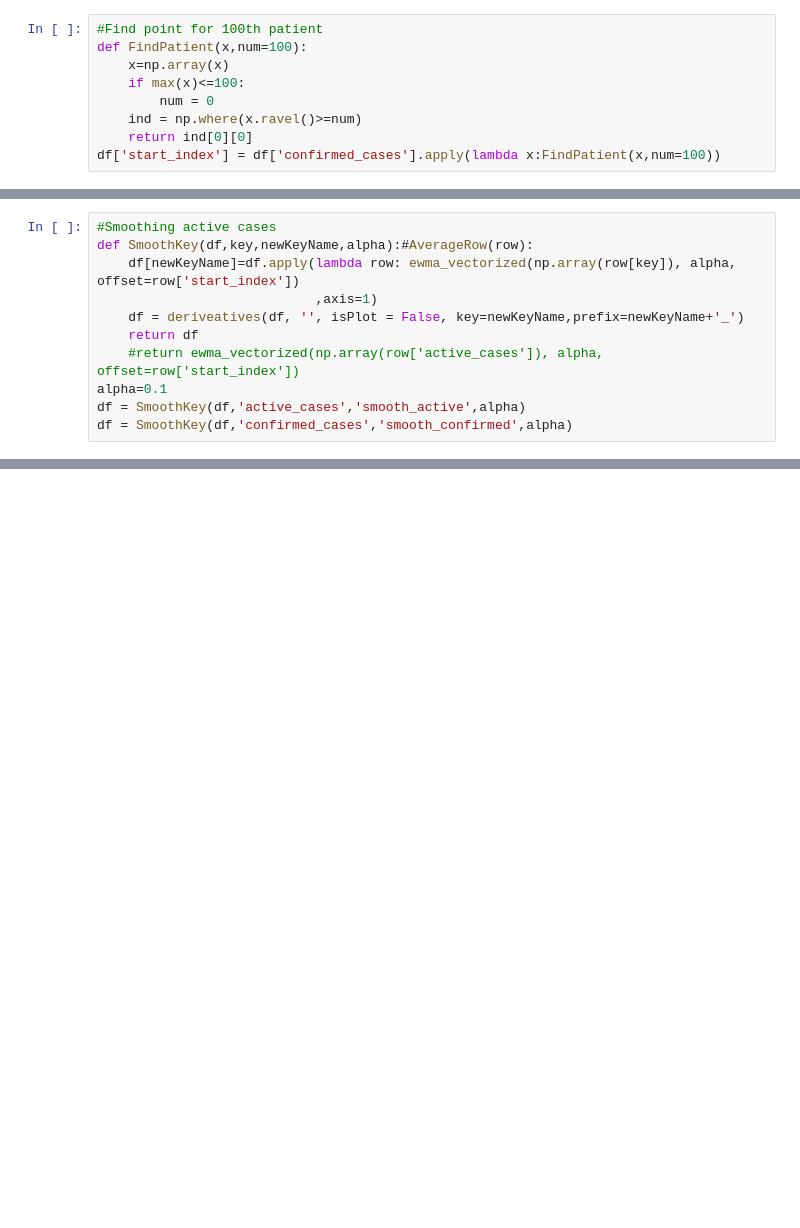
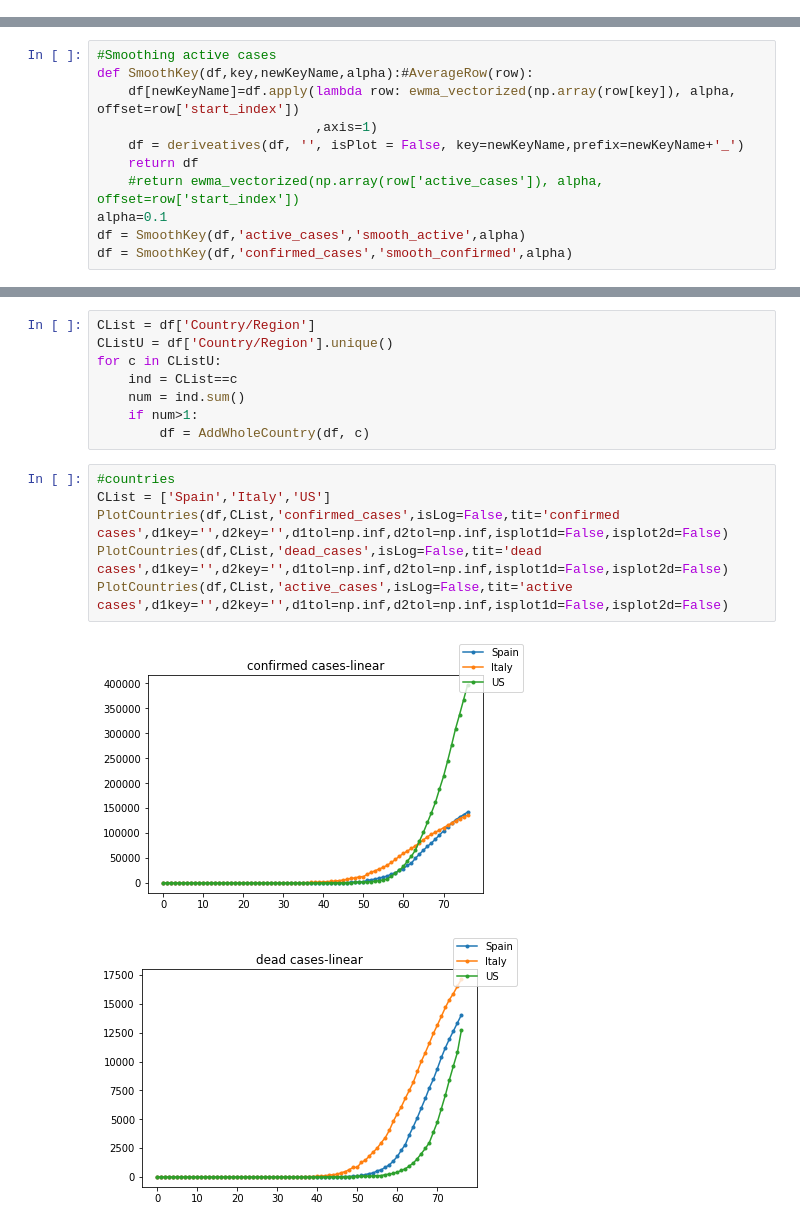
Before and after one commit to ArikVas/COVID19-Data-Analysis, a Jupyter notebook: COVID Data Analysis.ipynb, the cells around one changed output, grey strips where cells are left out. Drawn from its saved outputs; the diff is of its cells as text; blank space fills up the shorter version.

```diff
--- a/COVID Data Analysis.ipynb
+++ b/COVID Data Analysis.ipynb
@@ -273,11 +365,2 @@ df['active_cases'] = active_temp.tolist()
 df = deriveatives(df, 'active cases', isPlot = False, key='active_cases',prefix='active_')
 worldwide = df[df['Country/Region']=='worldwide']
-# %%
-#Find point for 100th patient
-def FindPatient(x,num=100):
-    x=np.array(x)
-    if max(x)<=100:
-        num = 0
-    ind = np.where(x.ravel()>=num)
-    return ind[0][0]
-df['start_index'] = df['confirmed_cases'].apply(lambda x:FindPatient(x,num=100))
@@ -352,0 +535,17 @@ KeyError: 'Hospital_beds(Nationwide)'
+# %%
+CList = df['Country/Region']
+CListU = df['Country/Region'].unique()
+for c in CListU:
+    ind = CList==c
+    num = ind.sum()
+    if num>1:
+        df = AddWholeCountry(df, c)
+# %%
+#countries
+CList = ['Spain','Italy','US']
+PlotCountries(df,CList,'confirmed_cases',isLog=False,tit='confirmed cases',d1key='',d2key='',d1tol=np.inf,d2tol=np.inf,isplot1d=False,isplot2d=False)
+PlotCountries(df,CList,'dead_cases',isLog=False,tit='dead cases',d1key='',d2key='',d1tol=np.inf,d2tol=np.inf,isplot1d=False,isplot2d=False)
+PlotCountries(df,CList,'active_cases',isLog=False,tit='active cases',d1key='',d2key='',d1tol=np.inf,d2tol=np.inf,isplot1d=False,isplot2d=False)
+# %% [output]
+[figure, added]
+[figure, added]
```
Also changed, not shown: parts of 45 cells of this notebook.
